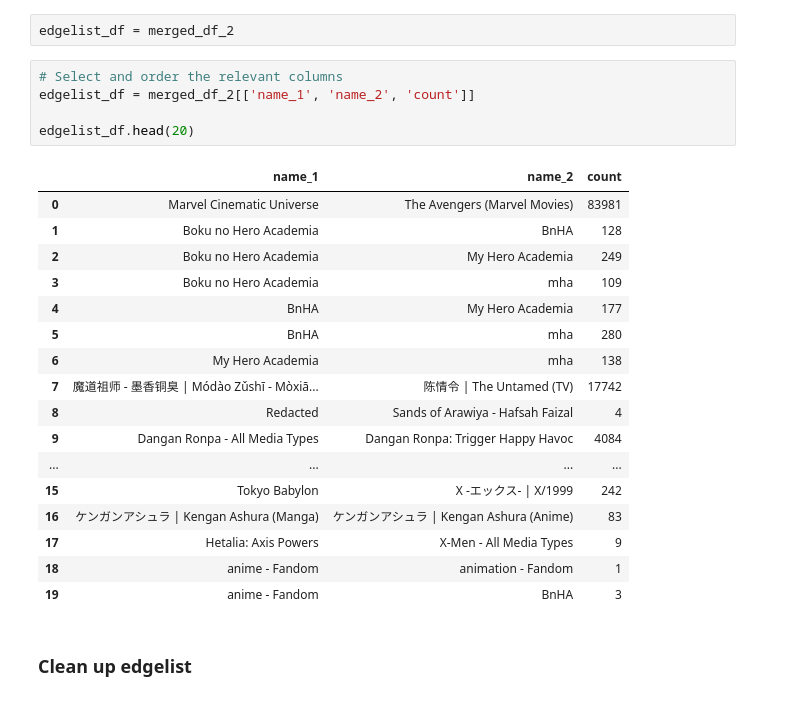
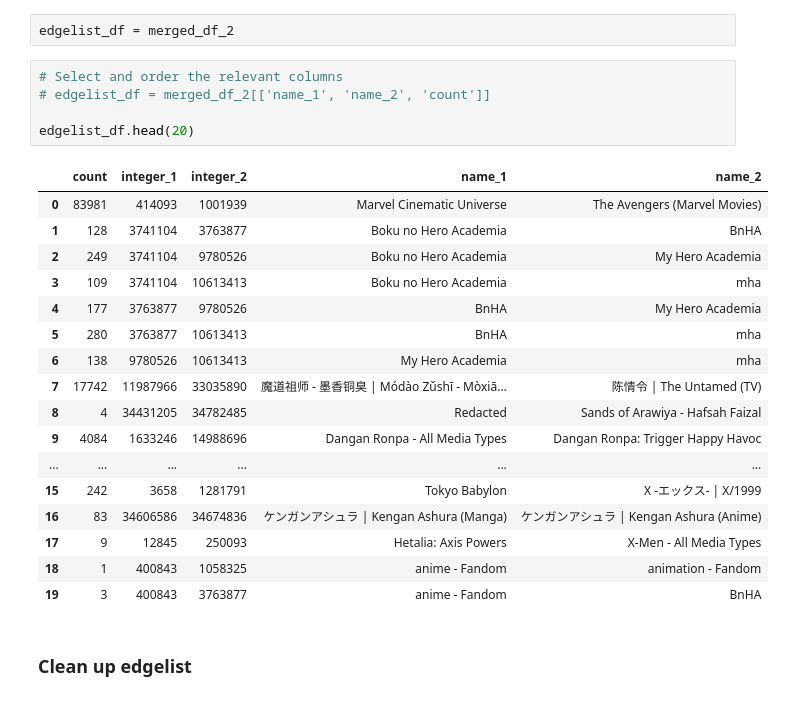
Before and after one commit to joelleneyap/fandomstudies, a Jupyter notebook: fandom_networkx.ipynb, the cells around one changed output. Cells and saved outputs as stored; diff of their text form.

```diff
--- a/fandom_networkx.ipynb
+++ b/fandom_networkx.ipynb
@@ -192,27 +171,27 @@ merged_df_2.head()
 edgelist_df = merged_df_2
 # %%
 # Select and order the relevant columns
-edgelist_df = merged_df_2[['name_1', 'name_2', 'count']]
+# edgelist_df = merged_df_2[['name_1', 'name_2', 'count']]
 
 edgelist_df.head(20)
 # %% [output]
-|  | name_1 | name_2 | count |
-| 0 | Marvel Cinematic Universe | The Avengers (Marvel Movies) | 83981 |
-| 1 | Boku no Hero Academia | BnHA | 128 |
-| 2 | Boku no Hero Academia | My Hero Academia | 249 |
-| 3 | Boku no Hero Academia | mha | 109 |
-| 4 | BnHA | My Hero Academia | 177 |
-| 5 | BnHA | mha | 280 |
-| 6 | My Hero Academia | mha | 138 |
-| 7 | 魔道祖师 - 墨香铜臭 | Módào Zǔshī - Mòxiā... | 陈情令 | The Untamed (TV) | 17742 |
-| 8 | Redacted | Sands of Arawiya - Hafsah Faizal | 4 |
-| 9 | Dangan Ronpa - All Media Types | Dangan Ronpa: Trigger Happy Havoc | 4084 |
-| ... | ... | ... | ... |
-| 15 | Tokyo Babylon | X -エックス- | X/1999 | 242 |
-| 16 | ケンガンアシュラ | Kengan Ashura (Manga) | ケンガンアシュラ | Kengan Ashura (Anime) | 83 |
-| 17 | Hetalia: Axis Powers | X-Men - All Media Types | 9 |
-| 18 | anime - Fandom | animation - Fandom | 1 |
-| 19 | anime - Fandom | BnHA | 3 |
+|  | count | integer_1 | integer_2 | name_1 | name_2 |
+| 0 | 83981 | 414093 | 1001939 | Marvel Cinematic Universe | The Avengers (Marvel Movies) |
+| 1 | 128 | 3741104 | 3763877 | Boku no Hero Academia | BnHA |
+| 2 | 249 | 3741104 | 9780526 | Boku no Hero Academia | My Hero Academia |
+| 3 | 109 | 3741104 | 10613413 | Boku no Hero Academia | mha |
+| 4 | 177 | 3763877 | 9780526 | BnHA | My Hero Academia |
+| 5 | 280 | 3763877 | 10613413 | BnHA | mha |
+| 6 | 138 | 9780526 | 10613413 | My Hero Academia | mha |
+| 7 | 17742 | 11987966 | 33035890 | 魔道祖师 - 墨香铜臭 | Módào Zǔshī - Mòxiā... | 陈情令 | The Untamed (TV) |
+| 8 | 4 | 34431205 | 34782485 | Redacted | Sands of Arawiya - Hafsah Faizal |
+| 9 | 4084 | 1633246 | 14988696 | Dangan Ronpa - All Media Types | Dangan Ronpa: Trigger Happy Havoc |
+| ... | ... | ... | ... | ... | ... |
+| 15 | 242 | 3658 | 1281791 | Tokyo Babylon | X -エックス- | X/1999 |
+| 16 | 83 | 34606586 | 34674836 | ケンガンアシュラ | Kengan Ashura (Manga) | ケンガンアシュラ | Kengan Ashura (Anime) |
+| 17 | 9 | 12845 | 250093 | Hetalia: Axis Powers | X-Men - All Media Types |
+| 18 | 1 | 400843 | 1058325 | anime - Fandom | animation - Fandom |
+| 19 | 3 | 400843 | 3763877 | anime - Fandom | BnHA |
 # %% [markdown]
 ### Clean up edgelist
 # %%
```
Also changed, not shown: parts of 10 cells of this notebook.
